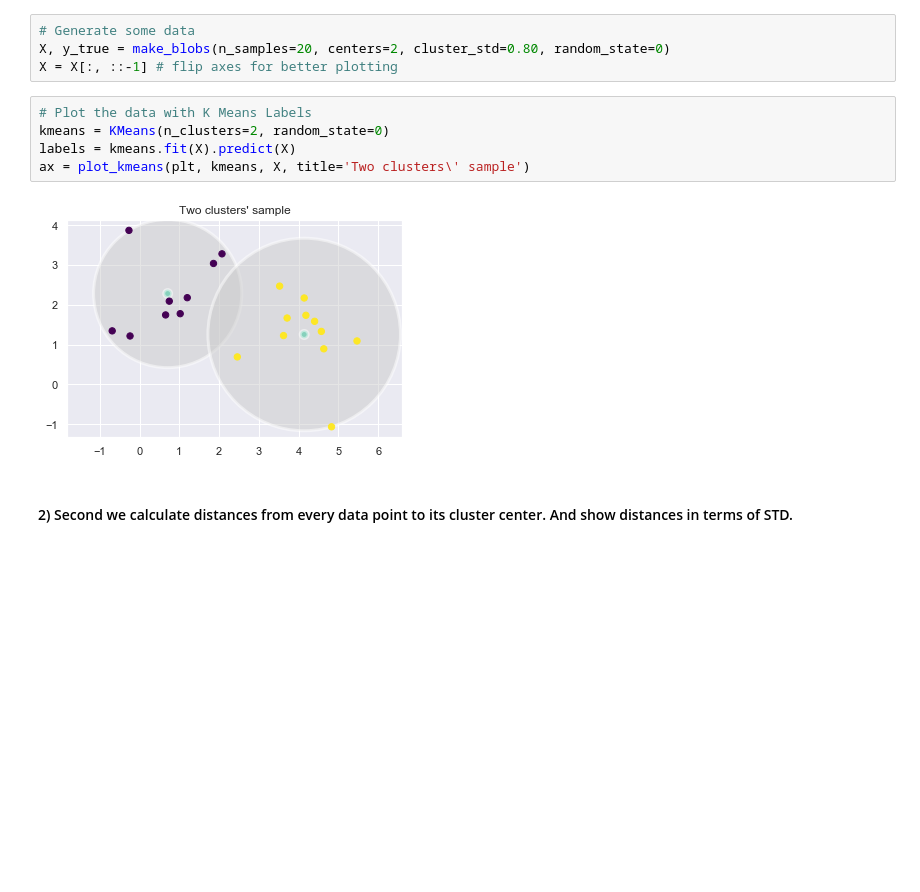
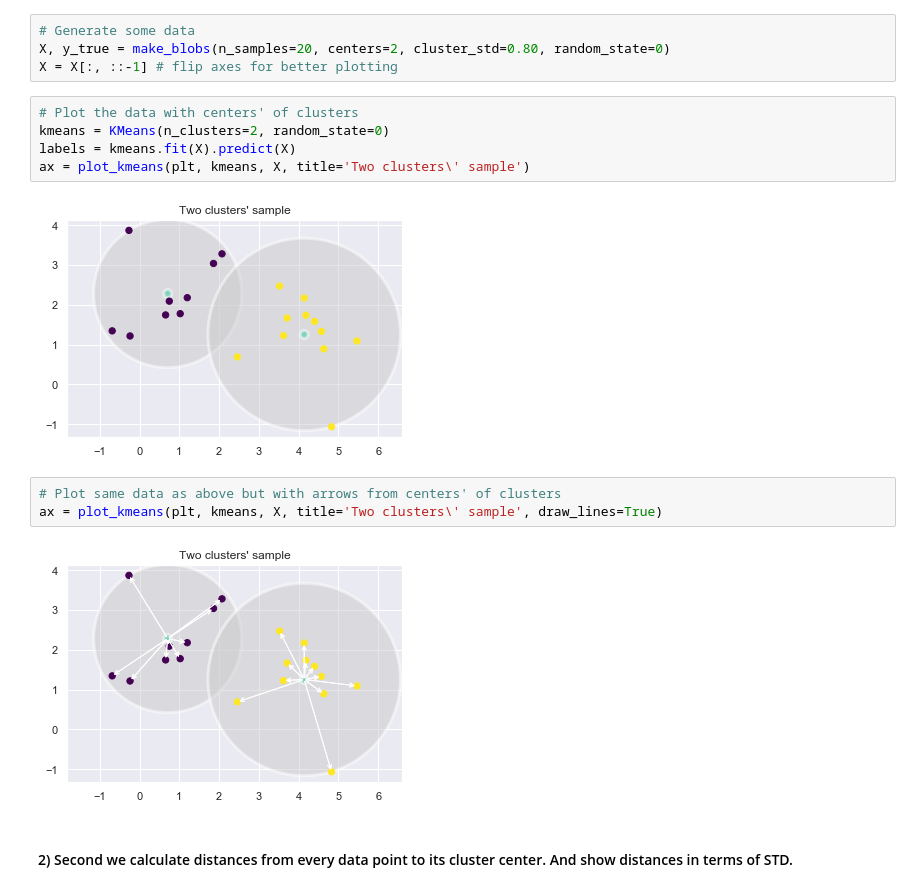
Before and after one commit to pbogomolov1967/outliers_and_similarity, a Jupyter notebook: distances_in_clusters.ipynb, the cells around one changed output. Saved outputs shown, nothing was run; the diff lists cells and outputs as text; blank space fills up the shorter version.

```diff
--- a/distances_in_clusters.ipynb
+++ b/distances_in_clusters.ipynb
@@ -16,12 +18,17 @@ from util_distances_in_clusters import plot_kmeans, calc_distances, annotate_dat
 X, y_true = make_blobs(n_samples=20, centers=2, cluster_std=0.80, random_state=0)
 X = X[:, ::-1] # flip axes for better plotting
 # %%
-# Plot the data with K Means Labels
+# Plot the data with centers' of clusters
 kmeans = KMeans(n_clusters=2, random_state=0)
 labels = kmeans.fit(X).predict(X)
 ax = plot_kmeans(plt, kmeans, X, title='Two clusters\' sample')
 # %% [output]
 [figure]
+# %%
+# Plot same data as above but with arrows from centers' of clusters
+ax = plot_kmeans(plt, kmeans, X, title='Two clusters\' sample', draw_lines=True)
+# %% [output]
+[figure, added]
 # %% [markdown]
 #### 2) Second we calculate distances from every data point to its cluster center. And show distances in terms of STD.
 # %%
```
Also changed, not shown: parts of 4 cells of this notebook, 2 other files.
